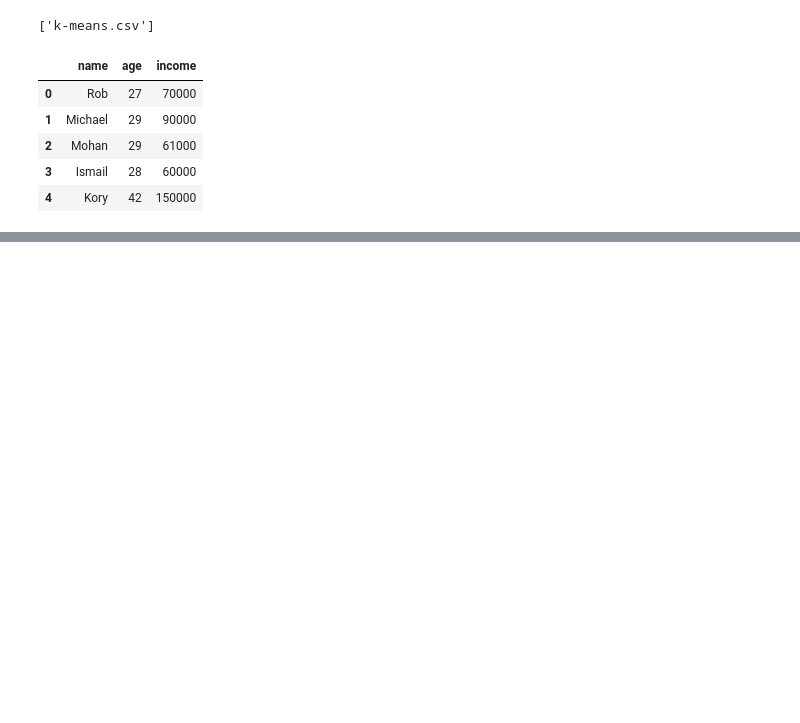
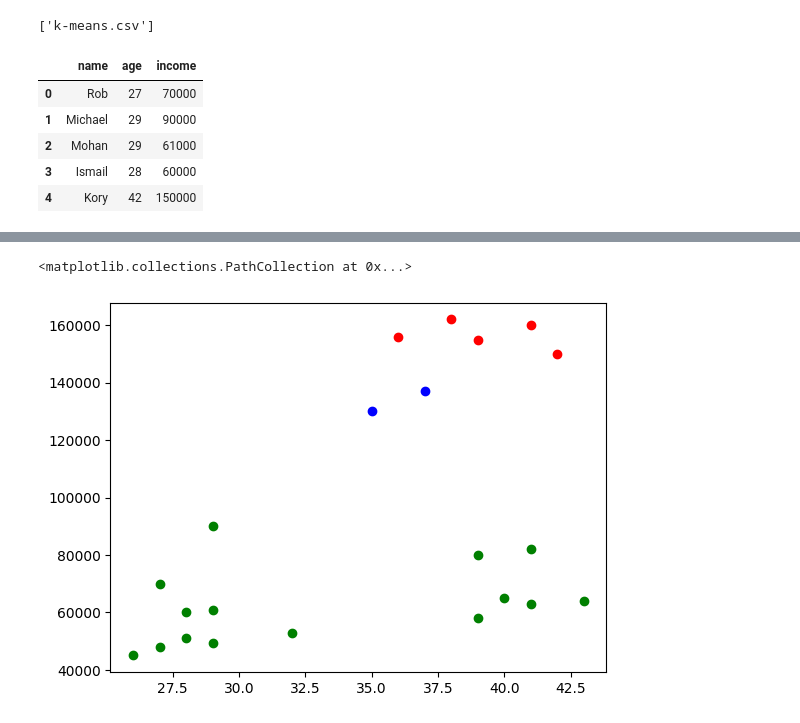
Before and after one commit to Natidev/GDG_AI-Ml_track_2025-26, a Jupyter notebook: clustering/notebook.ipynb, the cells around one changed output, grey strips where cells are left out. Saved outputs shown, nothing was run; the diff lists cells and outputs as text; code cells hidden in the pictures; blank space fills up the shorter version.

Commit message:
Clustered but there is a room for improvement with scaling

```diff
--- a/clustering/notebook.ipynb
+++ b/clustering/notebook.ipynb
@@ -19,0 +26,19 @@ df.head()
+# %%
+from sklearn.cluster import KMeans
+km=KMeans(n_clusters=3)
+df['cluster']=km.fit_predict(df[['age','income']])
+# %%
+df1=df[df['cluster']==1]
+df0=df[df['cluster']==0]
+df2=df[df['cluster']==2]
+# %%
+
+plt.scatter(df1['age'],df1['income'], color='green')
+plt.scatter(df2['age'],df2['income'], color='blue')
+plt.scatter(df0['age'],df0['income'], color='red')
+plt.xlabel("Age")
+plt.ylabel("Income")
+plt.legend()
+# %% [output]
+<matplotlib.collections.PathCollection at 0x...>
+[figure, added]
```
Also changed, not shown: parts of 1 cell of this notebook.
